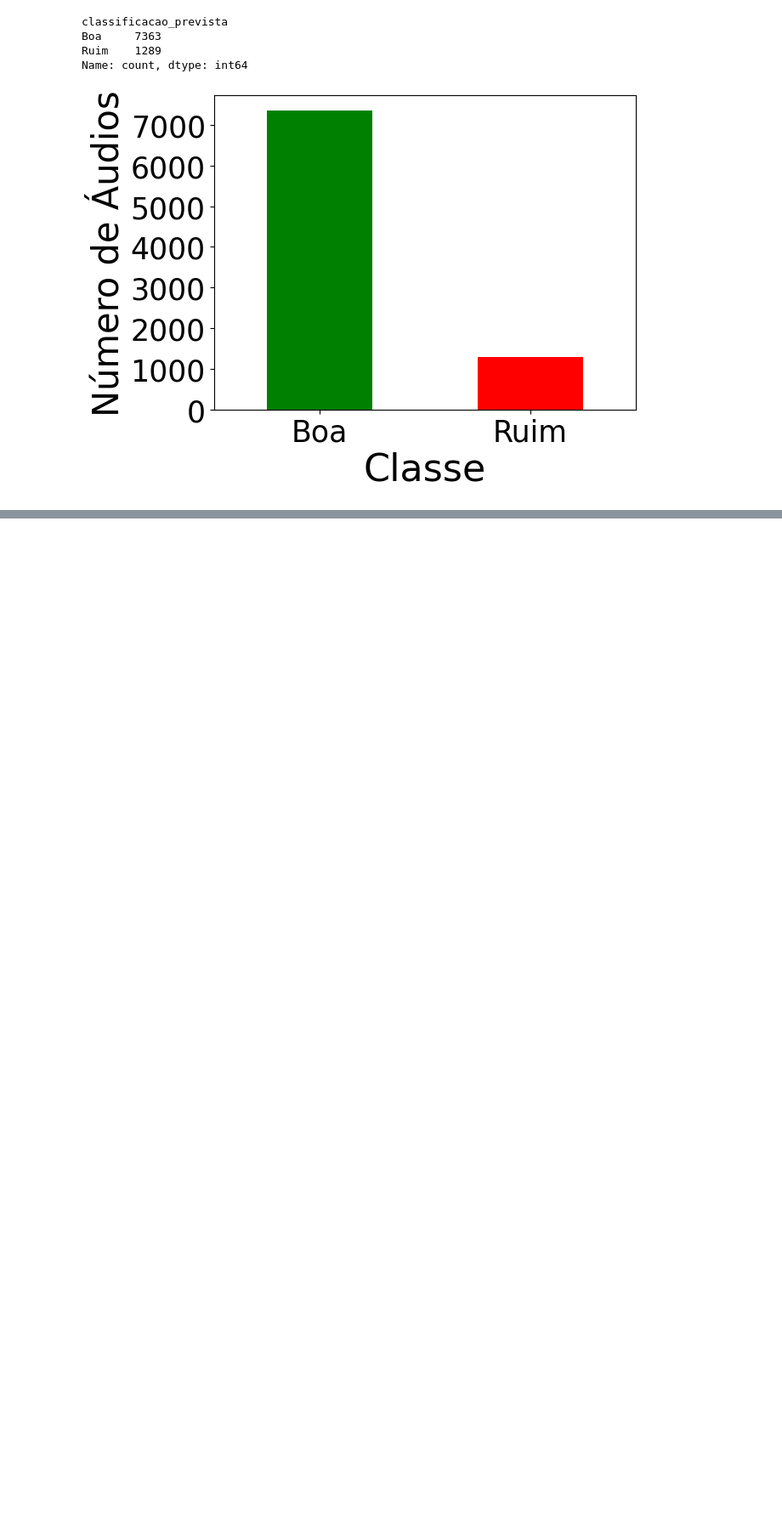
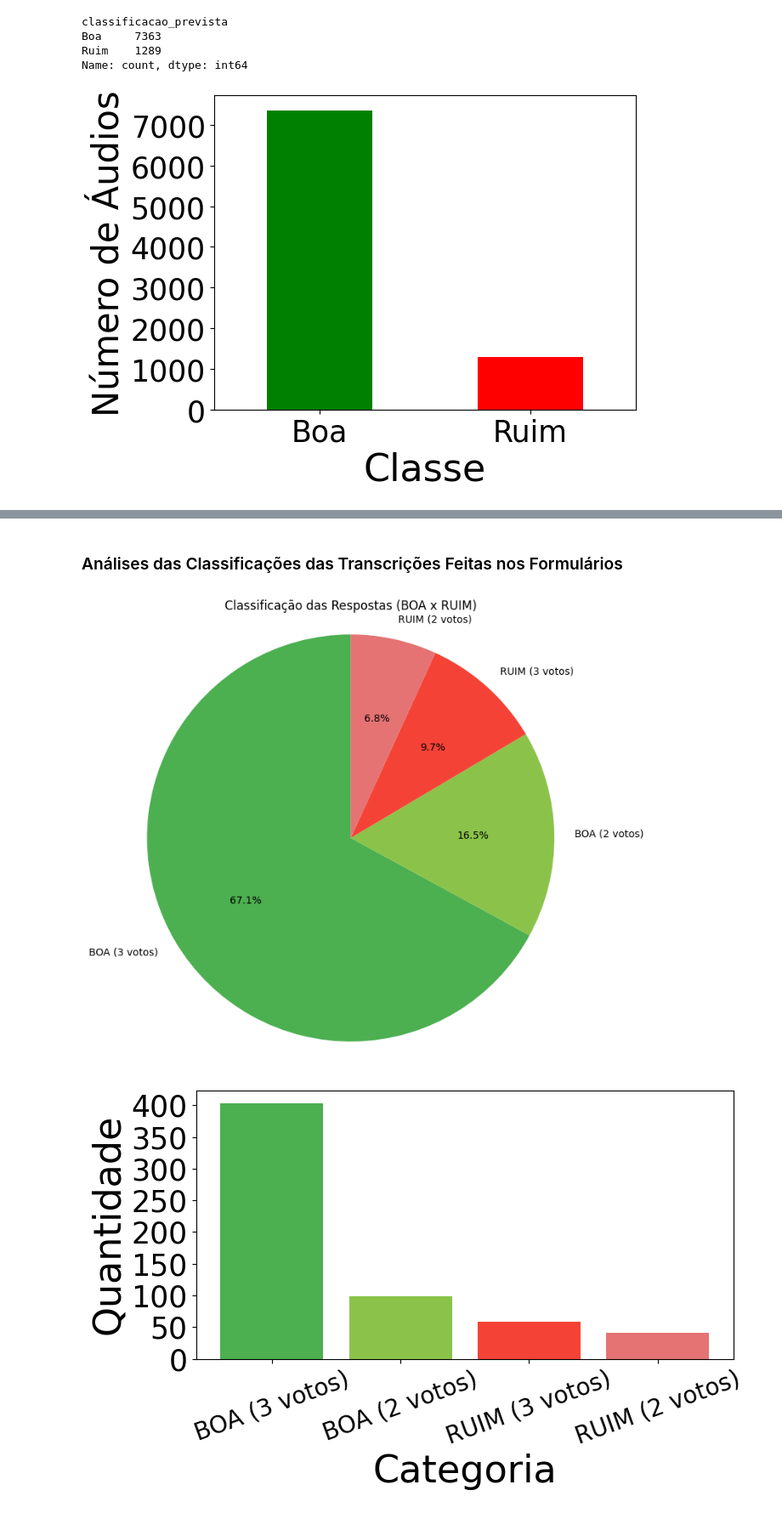
Before and after one commit to estermariaa/lei_felca, a Jupyter notebook: notebooks/22_audio_clustering.ipynb, the cells around one changed output, grey strips where cells are left out. Shown at 85% size. Saved outputs shown, nothing was run; the diff lists cells and outputs as text; code cells hidden in the pictures; blank space fills up the shorter version.

```diff
--- a/notebooks/22_audio_clustering.ipynb
+++ b/notebooks/22_audio_clustering.ipynb
@@ -1290,0 +1335,31 @@ KeyboardInterrupt:
+# %% [markdown]
+### Análises das Classificações das Transcrições Feitas nos Formulários
+# %%
+labels = ['BOA (3 votos)', 'BOA (2 votos)', 'RUIM (3 votos)', 'RUIM (2 votos)']
+sizes = [counts['boa_tres'], counts['boa_duas'], counts['ruim_tres'], counts['ruim_duas']]
+colors = ['#4CAF50', '#8BC34A', '#F44336', '#E57373']  # Verde para boas, vermelho para ruins
+
+# Criando o gráfico
+plt.figure(figsize=(8, 8))
+plt.pie(sizes, labels=labels, autopct='%1.1f%%', colors=colors, startangle=90)
+plt.title('Classificação das Respostas (BOA x RUIM)')
+plt.axis('equal')  # Deixa o gráfico redondo
+
+plt.show()
+
+labels = ['BOA (3 votos)', 'BOA (2 votos)', 'RUIM (3 votos)', 'RUIM (2 votos)']
+sizes = [counts['boa_tres'], counts['boa_duas'], counts['ruim_tres'], counts['ruim_duas']]
+colors = ['#4CAF50', '#8BC34A', '#F44336', '#E57373']
+
+plt.figure(figsize=(8, 5))
+bars = plt.bar(labels, sizes, color=colors)
+
+plt.xlabel('Categoria', fontsize=32)
+plt.ylabel('Quantidade', fontsize=32)
+plt.xticks(rotation=20, fontsize=20)
+plt.yticks(fontsize=25)
+plt.tight_layout()
+plt.show()
+# %% [output]
+[figure, added]
+[figure, added]
```
Also changed, not shown: parts of 30 cells of this notebook, 1 other file.
